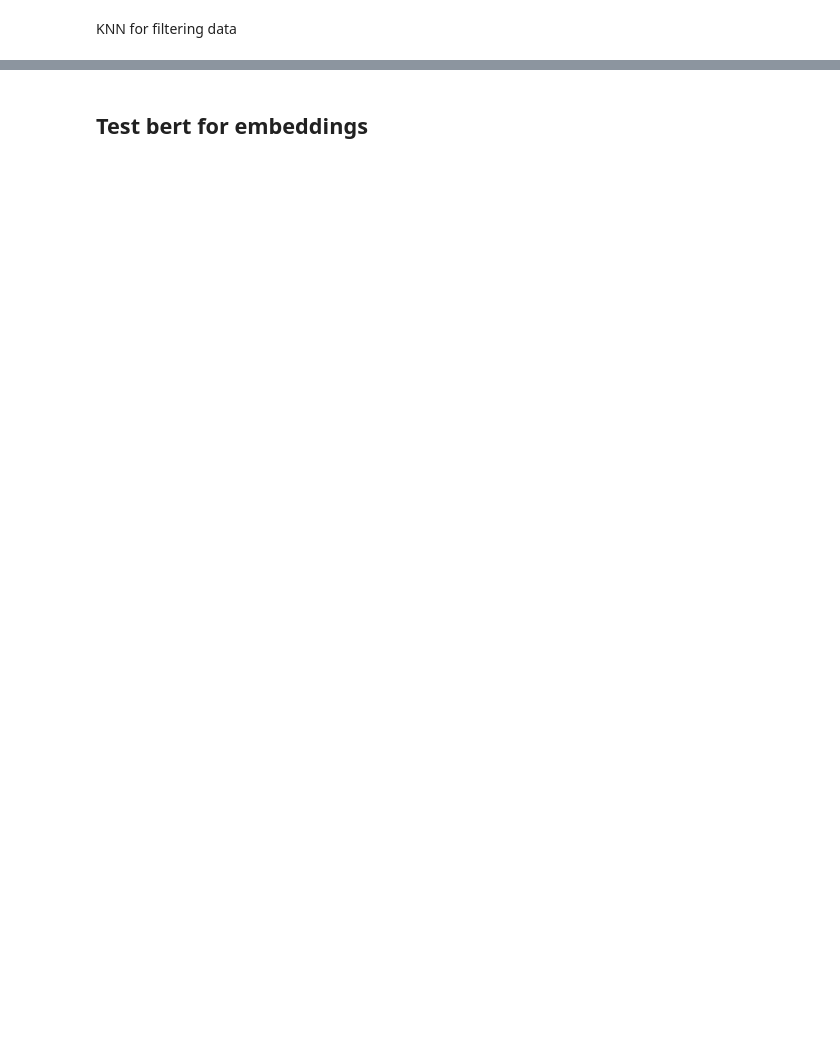
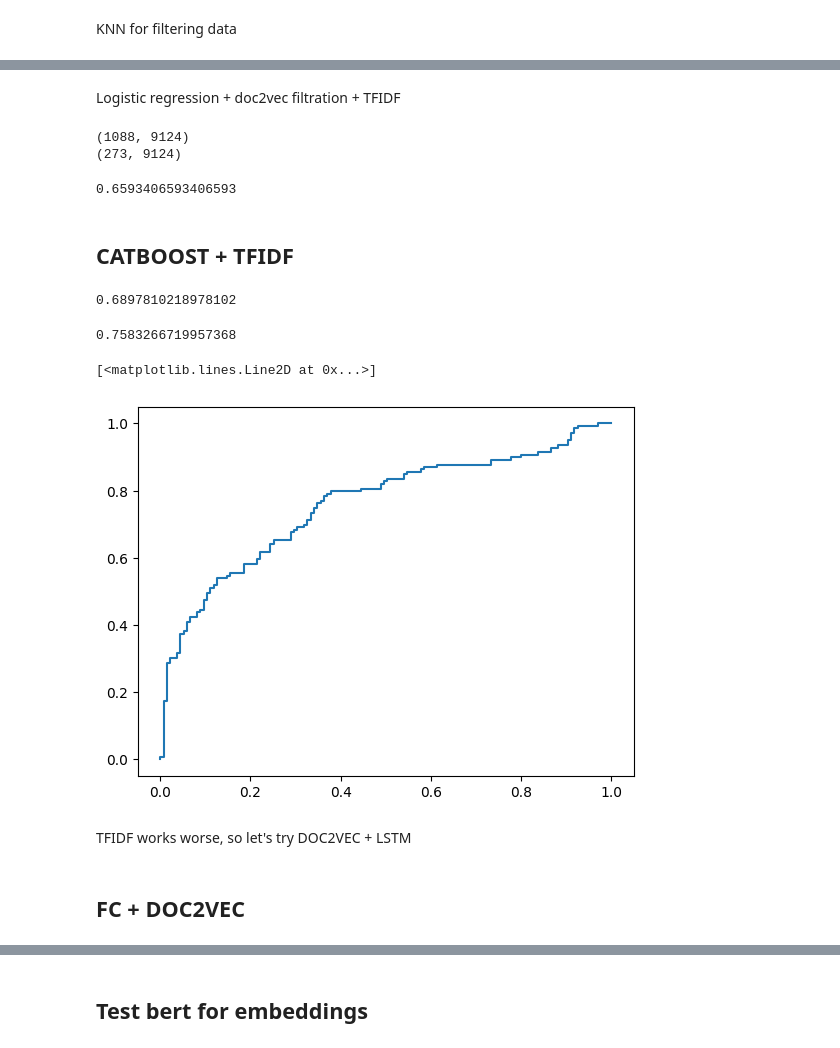
Before and after one commit to PBspacey/wb-category-analysis, a Jupyter notebook: models/nlp_preprocess.ipynb, the cells around one changed output, grey strips where cells are left out. Drawn from its saved outputs; the diff is of its cells as text; code cells hidden in the pictures; blank space fills up the shorter version.

```diff
--- a/models/nlp_preprocess.ipynb
+++ b/models/nlp_preprocess.ipynb
@@ -311,0 +305,2 @@ Name: count, dtype: int64
+# %% [markdown]
+Logistic regression + doc2vec filtration + TFIDF
@@ -311,0 +313,48 @@ Name: count, dtype: int64
+# %%
+tfidf_1 = TfidfVectorizer(ngram_range=(1, 1))
+# %%
+tfidf_train = tfidf_1.fit_transform(X_train['comment'])
+tfidf_test = tfidf_1.transform(X_test['comment'])
+
+print(tfidf_train.shape)
+print(tfidf_test.shape)
+# %% [output]
+(1088, 9124)
+(273, 9124)
+# %%
+model = LogisticRegression()
+
+model.fit(tfidf_train, y_train)
+pred = model.predict(tfidf_test)
+
+acc = accuracy_score(y_test, pred)
+print(acc)
+# %% [output]
+0.6593406593406593
+# %% [markdown]
+## CATBOOST + TFIDF
+# %%
+cb = CatBoostClassifier(early_stopping_rounds=100, learning_rate=0.01)
+cb.fit(tfidf_train, y_train, verbose=0)
+pred = cb.predict(tfidf_test)
+
+acc = accuracy_score(y_test, pred)
+print(acc)
+# %% [output]
+0.6897810218978102
+# %%
+pred = cb.predict_proba(tfidf_test)
+
+print(roc_auc_score(y_test, pred[:,1]))
+
+fpr, tpr, thres = roc_curve(y_test, pred[:,1])
+
+plt.plot(fpr, tpr)
+# %% [output]
+0.7583266719957368
+[<matplotlib.lines.Line2D at 0x...>]
+[figure, added]
+# %% [markdown]
+TFIDF works worse, so let's try DOC2VEC + LSTM
+# %% [markdown]
+## FC + DOC2VEC
```
Also changed, not shown: parts of 59 cells of this notebook, 8 other files.
